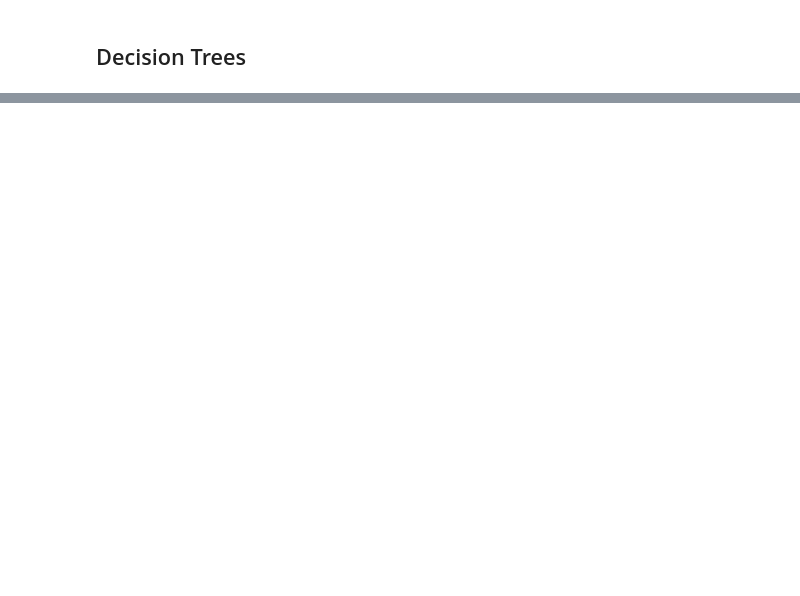
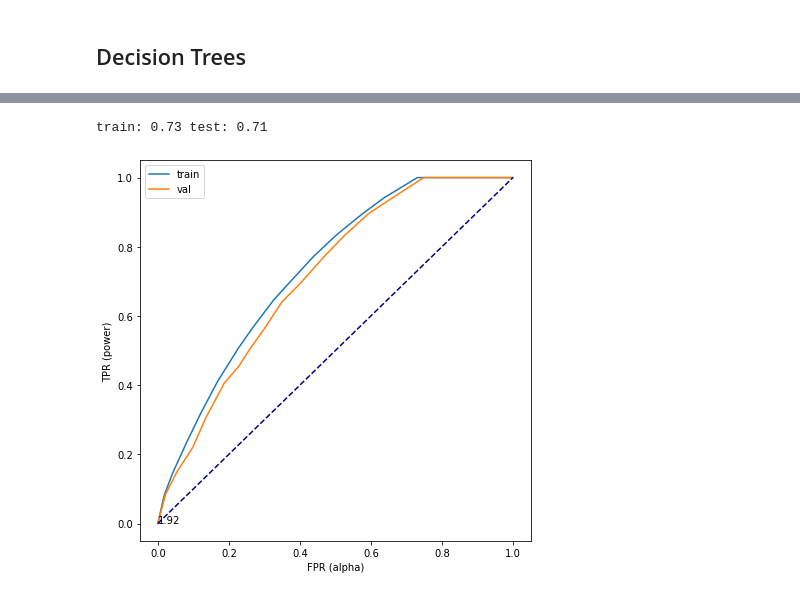
Before and after one commit to sandy-lee/Ethical-recognition-of-potential-loan-defaults-through-machine-learning, a Jupyter notebook: central_notebook.ipynb, the cells around one changed output, grey strips where cells are left out. Cells and saved outputs as stored; diff of their text form; code cells hidden in the pictures; blank space fills up the shorter version.

```diff
--- a/central_notebook.ipynb
+++ b/central_notebook.ipynb
@@ -347,0 +361,6 @@ array([[2690, 3314],
+# %%
+scores(best_model,X_train_all_numbers,X_val_all_numbers,y_train,y_val)
+roc_plot(best_model,X_train_all_numbers,y_train,X_val_all_numbers,y_val)
+# %% [output]
+train: 0.73 test: 0.71
+[figure, added]
```
Also changed, not shown: parts of 37 cells of this notebook, 1 other file.
